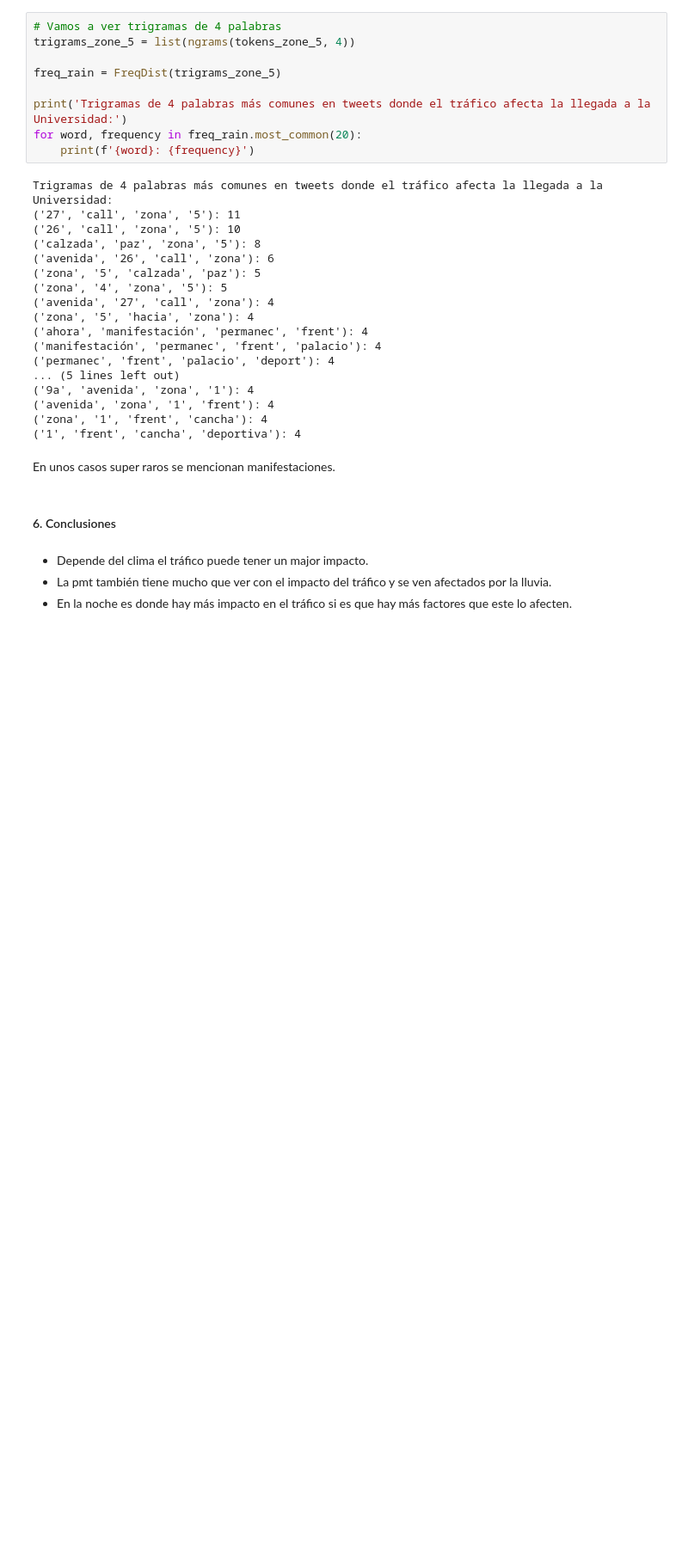
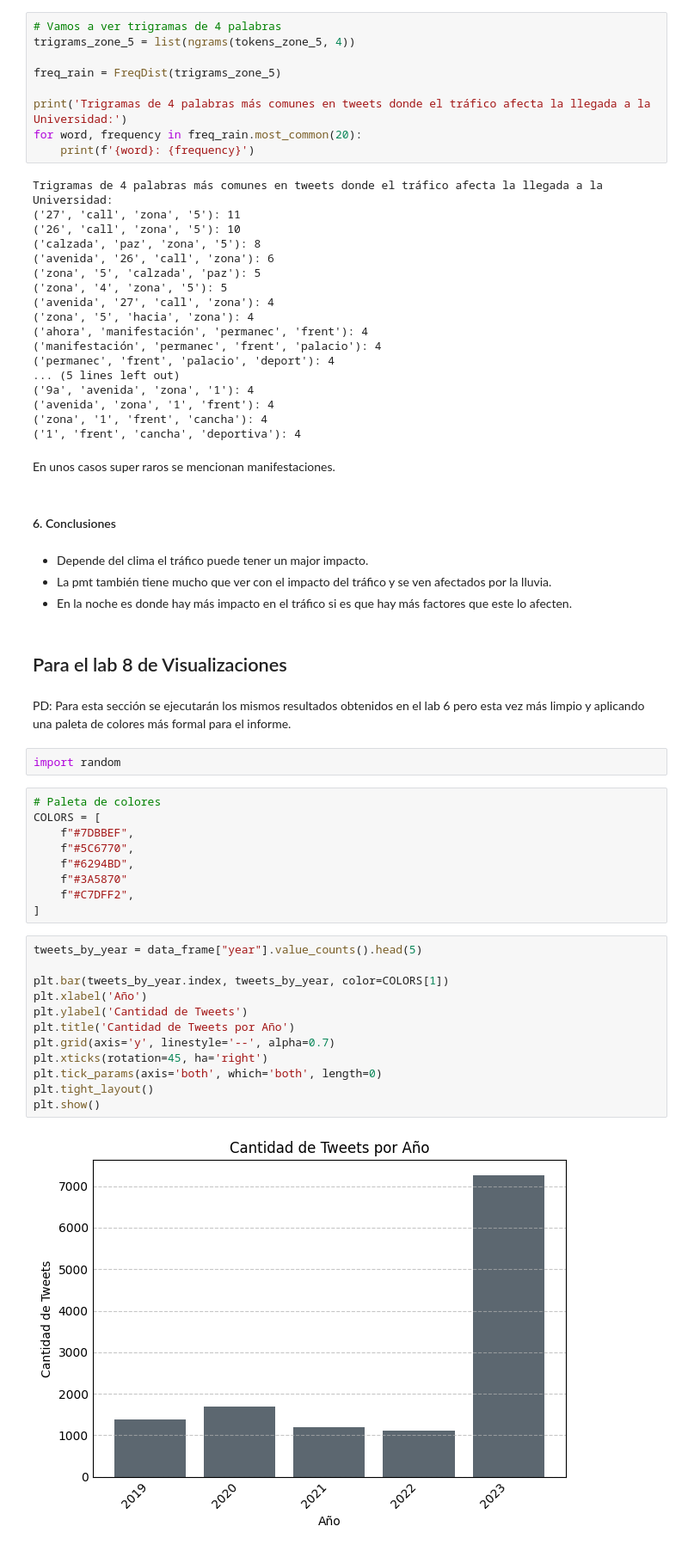
Before and after one commit to CrisLayB/DataScience_Lab06, a Jupyter notebook: Lab6Problema1.ipynb, the cells around one changed output. Shown at 86% size. Drawn from its saved outputs; the diff is of its cells as text; blank space fills up the shorter version.

Commit message:
Upgraded plots and better colors

```diff
--- a/Lab6Problema1.ipynb
+++ b/Lab6Problema1.ipynb
@@ -868,3 +868,32 @@ En unos casos super raros se mencionan manifestaciones.
 - Depende del clima el tráfico puede tener un major impacto.
 - La pmt también tiene mucho que ver con el impacto del tráfico y se ven afectados por la lluvia.
 - En la noche es donde hay más impacto en el tráfico si es que hay más factores que este lo afecten.
+# %% [markdown]
+## Para el lab 8 de Visualizaciones
+# %% [markdown]
+PD: Para esta sección se ejecutarán los mismos resultados obtenidos en el lab 6 pero esta vez más limpio y aplicando una paleta de colores más formal para el informe.
+# %%
+import random
+# %%
+# Paleta de colores
+COLORS = [
+    f"#7DBBEF",
+    f"#5C6770",
+    f"#6294BD",
+    f"#3A5870"
+    f"#C7DFF2",
+]
+# %%
+tweets_by_year = data_frame["year"].value_counts().head(5)
+
+plt.bar(tweets_by_year.index, tweets_by_year, color=COLORS[1])
+plt.xlabel('Año')
+plt.ylabel('Cantidad de Tweets')
+plt.title('Cantidad de Tweets por Año')
+plt.grid(axis='y', linestyle='--', alpha=0.7)
+plt.xticks(rotation=45, ha='right')
+plt.tick_params(axis='both', which='both', length=0)
+plt.tight_layout()
+plt.show()
+# %% [output]
+[figure, added]
```
Also changed, not shown: parts of 9 cells of this notebook.
